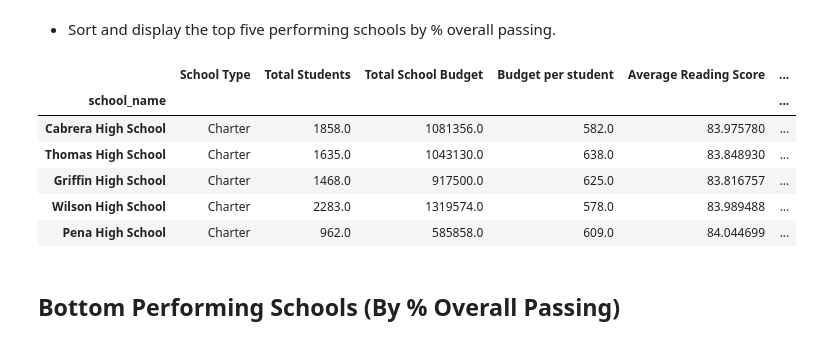
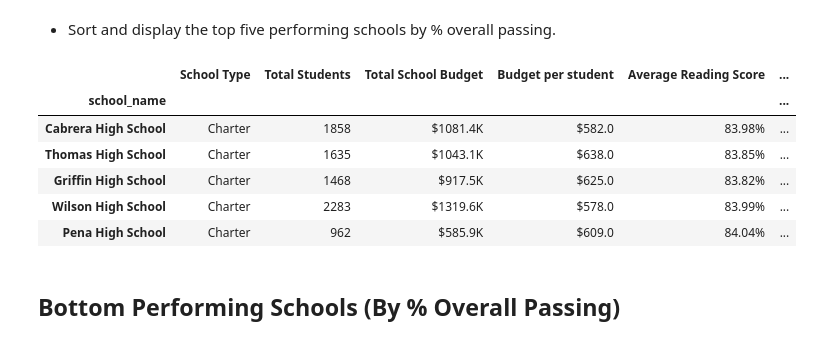
Before and after one commit to granginderpreet/pandas-challenge, a Jupyter notebook: PyCitySchools/PyCitySchools_starter.ipynb, the cells around one changed output. Cells and saved outputs as stored; diff of their text form; code cells hidden in the pictures.

```diff
--- a/PyCitySchools/PyCitySchools_starter.ipynb
+++ b/PyCitySchools/PyCitySchools_starter.ipynb
@@ -150,15 +150,15 @@ def format2(x):
 def format3(x):
     return "{:.0f}".format(x)
 
-grouped_schools_summary_final_df1=grouped_schools_summary_final_df
-#grouped_schools_summary_final_df1["Total School Budget"]=grouped_schools_summary_final_df1["Total School Budget"].apply(format)
-#grouped_schools_summary_final_df1["Budget per student"]=grouped_schools_summary_final_df1["Budget per student"].apply(format1)
-#grouped_schools_summary_final_df1["Average Reading Score"]=grouped_schools_summary_final_df1["Average Reading Score"].apply(format2)
-#grouped_schools_summary_final_df1["Average Math Score"]=grouped_schools_summary_final_df1["Average Math Score"].apply(format2)
-#grouped_schools_summary_final_df1["% Passing Math Score"]=grouped_schools_summary_final_df1["% Passing Math Score"].apply(format2)
-#grouped_schools_summary_final_df1["% Passing Reading Score"]=grouped_schools_summary_final_df1["% Passing Reading Score"].apply(format2)
-#grouped_schools_summary_final_df1["% Passing Overall Score"]=grouped_schools_summary_final_df1["% Passing Overall Score"].apply(format2)
-#grouped_schools_summary_final_df1["Total Students"]=grouped_schools_summary_final_df1["Total Students"].apply(format3)
+grouped_schools_summary_final_df1=grouped_schools_summary_final_df.copy()
+grouped_schools_summary_final_df1["Total School Budget"]=grouped_schools_summary_final_df1["Total School Budget"].apply(format)
+grouped_schools_summary_final_df1["Budget per student"]=grouped_schools_summary_final_df1["Budget per student"].apply(format1)
+grouped_schools_summary_final_df1["Average Reading Score"]=grouped_schools_summary_final_df1["Average Reading Score"].apply(format2)
+grouped_schools_summary_final_df1["Average Math Score"]=grouped_schools_summary_final_df1["Average Math Score"].apply(format2)
+grouped_schools_summary_final_df1["% Passing Math Score"]=grouped_schools_summary_final_df1["% Passing Math Score"].apply(format2)
+grouped_schools_summary_final_df1["% Passing Reading Score"]=grouped_schools_summary_final_df1["% Passing Reading Score"].apply(format2)
+grouped_schools_summary_final_df1["% Passing Overall Score"]=grouped_schools_summary_final_df1["% Passing Overall Score"].apply(format2)
+grouped_schools_summary_final_df1["Total Students"]=grouped_schools_summary_final_df1["Total Students"].apply(format3)
 grouped_schools_summary_final_df1
 # %% [output]
 |  | School Type | Total Students | Total School Budget | Budget per student | Average Reading Score | ... |
@@ -185,15 +185,15 @@ grouped_schools_summary_final_df
 * Sort and display the top five performing schools by % overall passing.
 # %%
 # Top 5 schools based on overall passing score
-grouped_schools_summary_final_df.sort_values("% Passing Overall Score",ascending=False)[0:5]
+grouped_schools_summary_final_df1.sort_values("% Passing Overall Score",ascending=False)[0:5]
 # %% [output]
 |  | School Type | Total Students | Total School Budget | Budget per student | Average Reading Score | ... |
 | school_name |  |  |  |  |  | ... |
-| Cabrera High School | Charter | 1858.0 | 1081356.0 | 582.0 | 83.975780 | ... |
-| Thomas High School | Charter | 1635.0 | 1043130.0 | 638.0 | 83.848930 | ... |
-| Griffin High School | Charter | 1468.0 | 917500.0 | 625.0 | 83.816757 | ... |
-| Wilson High School | Charter | 2283.0 | 1319574.0 | 578.0 | 83.989488 | ... |
-| Pena High School | Charter | 962.0 | 585858.0 | 609.0 | 84.044699 | ... |
+| Cabrera High School | Charter | 1858 | $1081.4K | $582.0 | 83.98% | ... |
+| Thomas High School | Charter | 1635 | $1043.1K | $638.0 | 83.85% | ... |
+| Griffin High School | Charter | 1468 | $917.5K | $625.0 | 83.82% | ... |
+| Wilson High School | Charter | 2283 | $1319.6K | $578.0 | 83.99% | ... |
+| Pena High School | Charter | 962 | $585.9K | $609.0 | 84.04% | ... |
 # %% [markdown]
 ## Bottom Performing Schools (By % Overall Passing)
 # %% [markdown]
```
Also changed, not shown: parts of 6 cells of this notebook, 1 other file.
